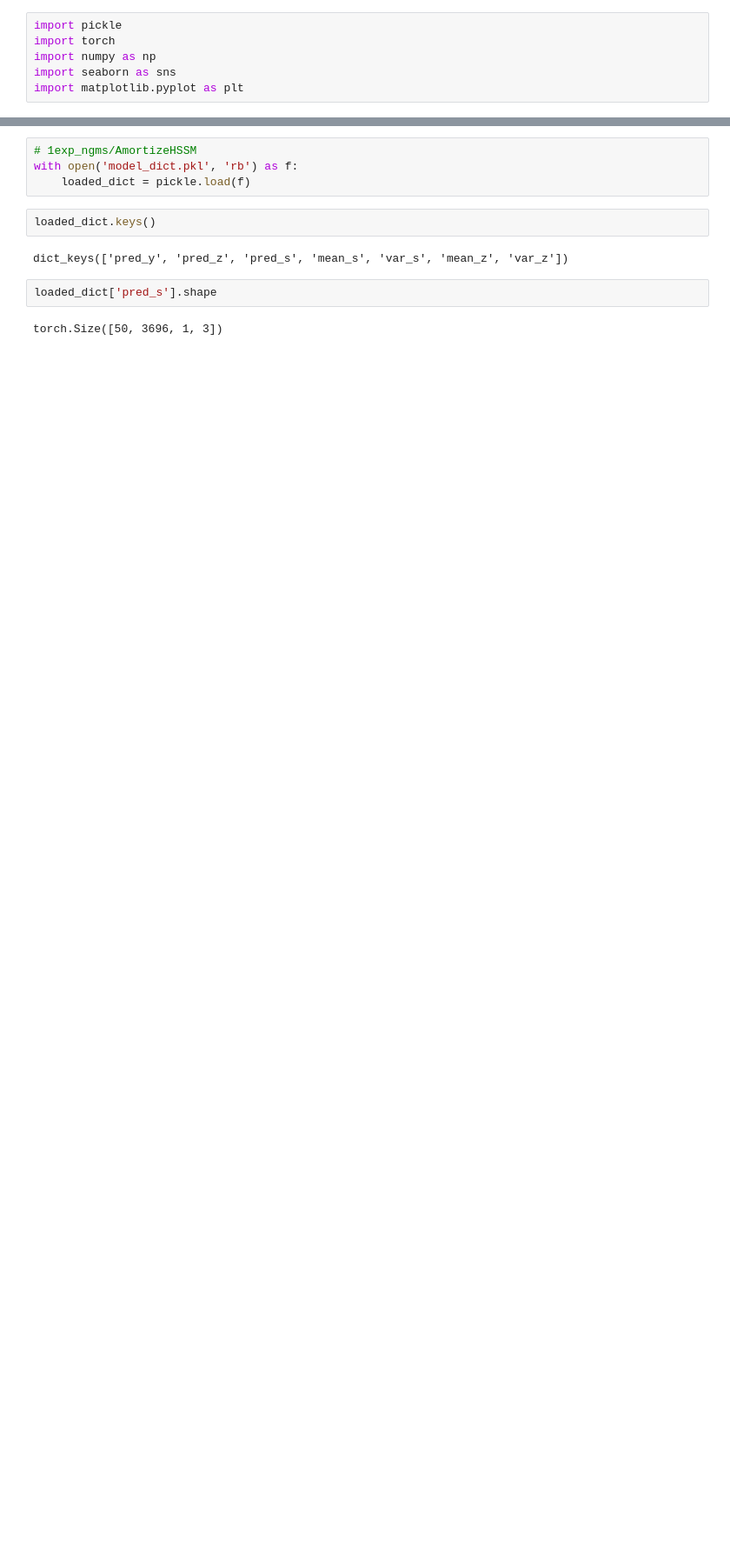
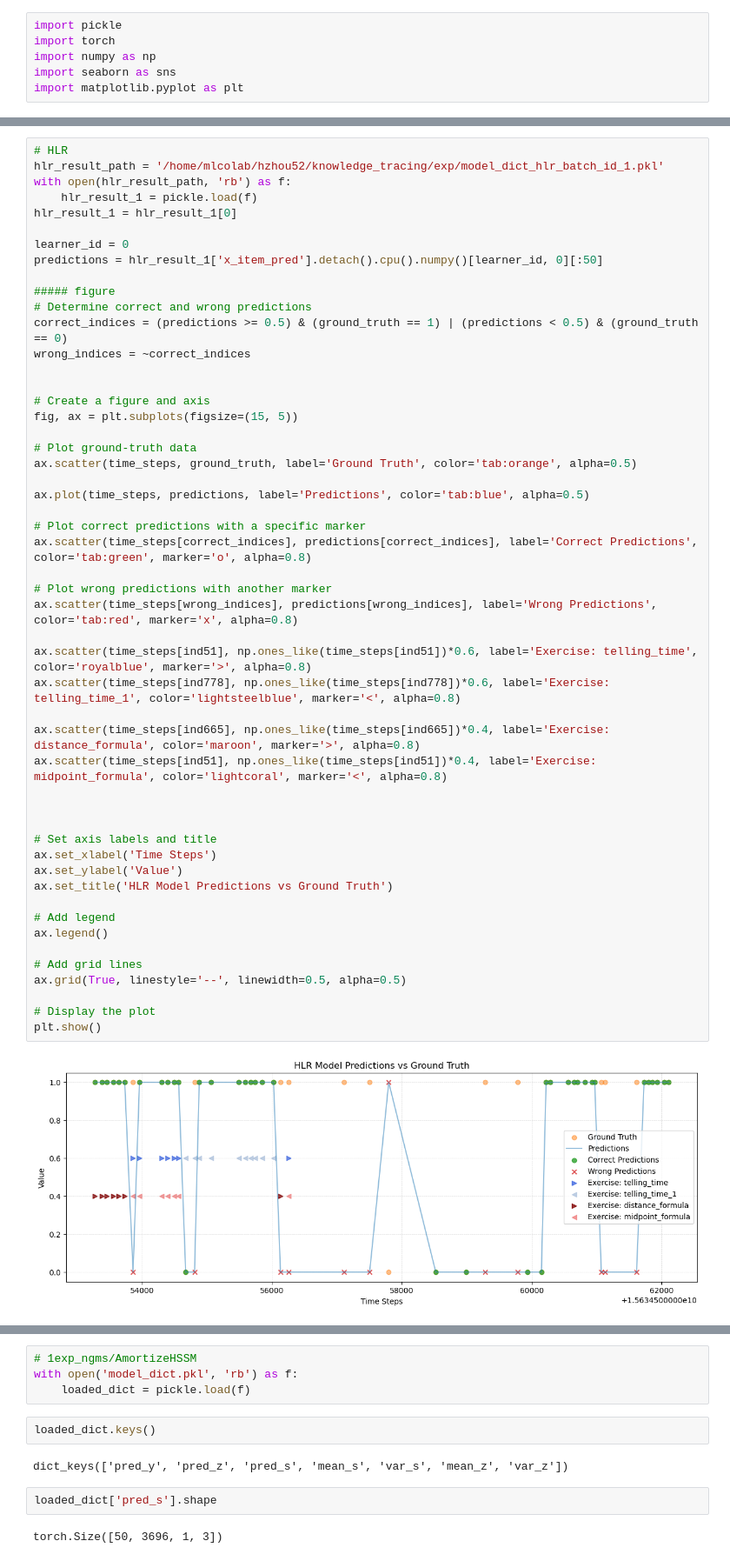
Before and after one commit to mlcolab/psi-kt, a Jupyter notebook: exp/Visualization.ipynb, the cells around one changed output, grey strips where cells are left out. Shown at 87% size. Cells and saved outputs as stored; diff of their text form; blank space fills up the shorter version.

```diff
--- a/exp/Visualization.ipynb
+++ b/exp/Visualization.ipynb
@@ -449,0 +182,53 @@ Text(0, 0.5, 'Accuracy')
+# %%
+# HLR
+hlr_result_path = '/home/mlcolab/hzhou52/knowledge_tracing/exp/model_dict_hlr_batch_id_1.pkl'
+with open(hlr_result_path, 'rb') as f:
+    hlr_result_1 = pickle.load(f)
+hlr_result_1 = hlr_result_1[0]
+
+learner_id = 0
+predictions = hlr_result_1['x_item_pred'].detach().cpu().numpy()[learner_id, 0][:50]
+
+##### figure
+# Determine correct and wrong predictions
+correct_indices = (predictions >= 0.5) & (ground_truth == 1) | (predictions < 0.5) & (ground_truth == 0)
+wrong_indices = ~correct_indices
+
+
+# Create a figure and axis
+fig, ax = plt.subplots(figsize=(15, 5))
+
+# Plot ground-truth data
+ax.scatter(time_steps, ground_truth, label='Ground Truth', color='tab:orange', alpha=0.5)
+
+ax.plot(time_steps, predictions, label='Predictions', color='tab:blue', alpha=0.5)
+
+# Plot correct predictions with a specific marker
+ax.scatter(time_steps[correct_indices], predictions[correct_indices], label='Correct Predictions', color='tab:green', marker='o', alpha=0.8)
+
+# Plot wrong predictions with another marker
+ax.scatter(time_steps[wrong_indices], predictions[wrong_indices], label='Wrong Predictions', color='tab:red', marker='x', alpha=0.8)
+
+ax.scatter(time_steps[ind51], np.ones_like(time_steps[ind51])*0.6, label='Exercise: telling_time', color='royalblue', marker='>', alpha=0.8)
+ax.scatter(time_steps[ind778], np.ones_like(time_steps[ind778])*0.6, label='Exercise: telling_time_1', color='lightsteelblue', marker='<', alpha=0.8)
+
+ax.scatter(time_steps[ind665], np.ones_like(time_steps[ind665])*0.4, label='Exercise: distance_formula', color='maroon', marker='>', alpha=0.8)
+ax.scatter(time_steps[ind51], np.ones_like(time_steps[ind51])*0.4, label='Exercise: midpoint_formula', color='lightcoral', marker='<', alpha=0.8)
+
+
+
+# Set axis labels and title
+ax.set_xlabel('Time Steps')
+ax.set_ylabel('Value')
+ax.set_title('HLR Model Predictions vs Ground Truth')
+
+# Add legend
+ax.legend()
+
+# Add grid lines
+ax.grid(True, linestyle='--', linewidth=0.5, alpha=0.5)
+
+# Display the plot
+plt.show()
+# %% [output]
+[figure, added]
```
Also changed, not shown: parts of 29 cells of this notebook, 8 other files.
